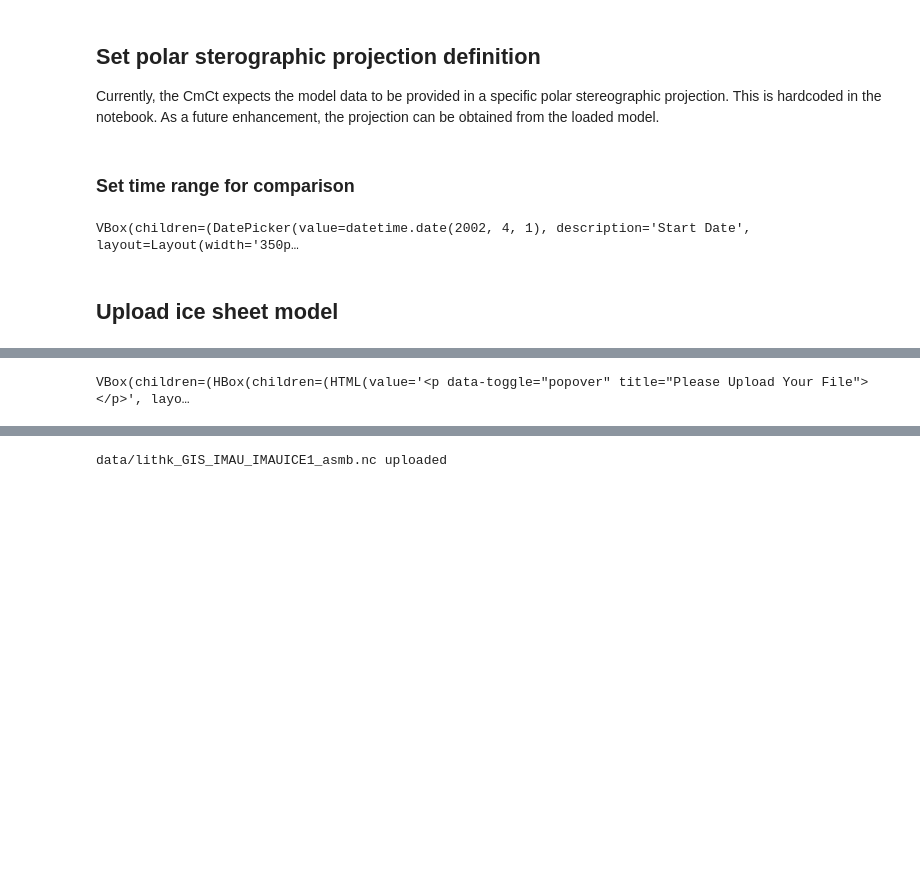
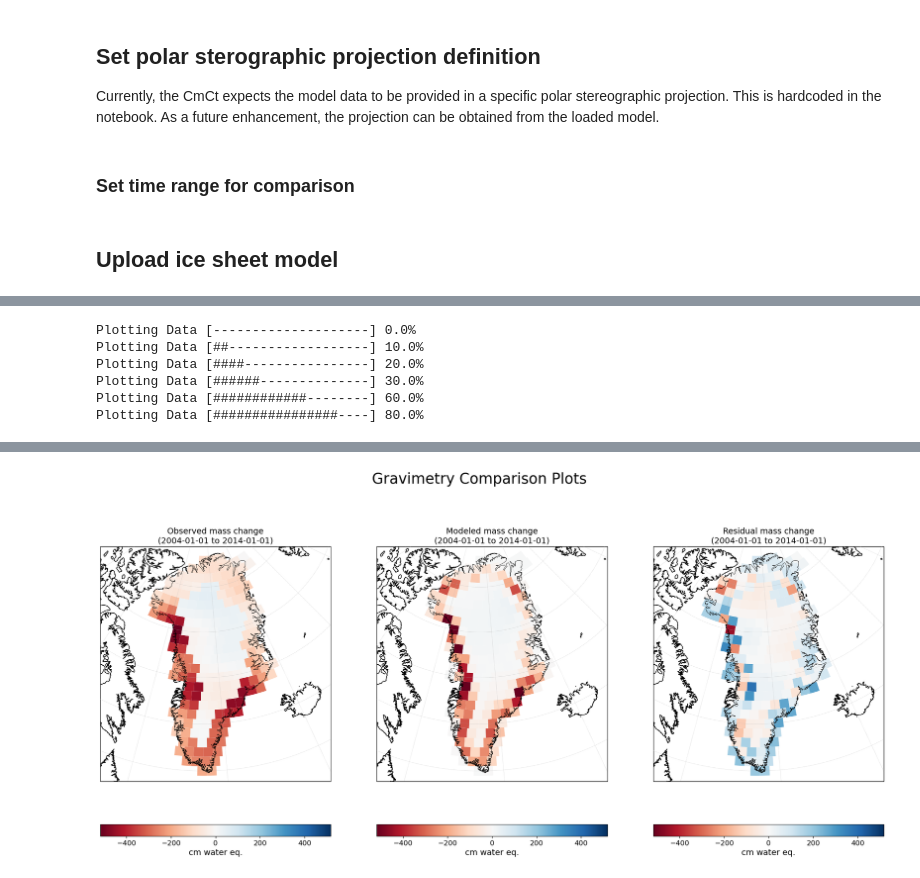
Before and after one commit to erikasy23/CmCt, a Jupyter notebook: notebooks/Gravimetry/GISmodel_onto_GSFCmascons.ipynb, the cells around one changed output, grey strips where cells are left out. Saved outputs shown, nothing was run; the diff lists cells and outputs as text; code cells hidden in the pictures; blank space fills up the shorter version.

Commit message:
Removed output_widget from call to runProcessing when running on local system, as this is only applicable to Ghub

```diff
--- a/notebooks/Gravimetry/GISmodel_onto_GSFCmascons.ipynb
+++ b/notebooks/Gravimetry/GISmodel_onto_GSFCmascons.ipynb
@@ -120,12 +115,14 @@ if system_flag == 'ghub':
     #Load Mascons data dir
     Mascon_data_path=os.path.expanduser('/data/groups/ghub/tools/cmct/')
 
-## USER INTERFACE
+    ## USER INTERFACE
 
     #Set Time Range for Comparison(start and end dates for model/observation comparison)
     # Create date pickers for start and end dates
     start_date_picker = DatePicker(description='Start Date', disabled=False, layout=Layout(width='350px'), value = datetime.date(2002,4,1))
     end_date_picker = DatePicker(description='End Date', disabled=False, layout=Layout(width='350px'), value = datetime.date(2023,12,31))
+    start_date = '2005-01-01' # 'YYYY-MM-DD'
+    end_date = '2014-12-31' # 'YYYY-MM-DD'
 
     # Create a button to confirm the selected dates
     confirm_button = Button(description='Confirm Dates', button_style='success', layout=Layout(width='350px'))
@@ -150,15 +147,13 @@ if system_flag == 'ghub':
 # For Cryocloud
 if system_flag == 'local':
     # start and end dates for model/observation comparison
-    start_date = '2004-01-01' # 'YYYY-MM-DD'
-    end_date = '2014-01-01' # 'YYYY-MM-DD'
+    start_date = '2005-01-01' # 'YYYY-MM-DD'
+    end_date = '2014-12-31' # 'YYYY-MM-DD'
 
     #Model data path
-    nc_file_name='/home/jovyan/CmCt/notebooks/Gravimetry/lithk_GIS_JPL_ISSM_asmb.nc'
+    nc_file_name='/home/jovyan/shared-public/CmCt/models/lithk_GIS_IMAU_IMAUICE1_historical.nc'
     #Mascons data path
-    Mascon_data_path_dir=os.path.expanduser('/home/jovyan/CmCt/notebooks/Gravimetry/')
+    Mascon_data_path_dir=os.path.expanduser('/home/jovyan/shared-public/CmCt/gravimetry_code/')
-# %% [output]
-VBox(children=(DatePicker(value=datetime.date(2002, 4, 1), description='Start Date', layout=Layout(width='350p…
 # %% [markdown]
 ## Upload ice sheet model
 # %%
@@ -223,5 +218,5 @@ else:
 
     # Process
     file_name=nc_file_name
-    runProcessing(Mascon_data_path_dir,shapefile,file_name,system_flag,start_date,end_date,output_widget)
+    runProcessing(Mascon_data_path_dir,file_name,system_flag,start_date,end_date)
 # %% [output]
@@ -229 +223,6 @@ else:
-VBox(children=(HBox(children=(HTML(value='<p data-toggle="popover" title="Please Upload Your File"></p>', layo…
+Plotting Data [--------------------] 0.0%
+Plotting Data [##------------------] 10.0%
+Plotting Data [####----------------] 20.0%
+Plotting Data [######--------------] 30.0%
+Plotting Data [############--------] 60.0%
+Plotting Data [################----] 80.0%
@@ -231 +229 @@ VBox(children=(HBox(children=(HTML(value='<p data-toggle="popover" title="Please
-data/lithk_GIS_IMAU_IMAUICE1_asmb.nc uploaded
+[figure, added]
```
Also changed, not shown: parts of 4 cells of this notebook, 1 other file.
